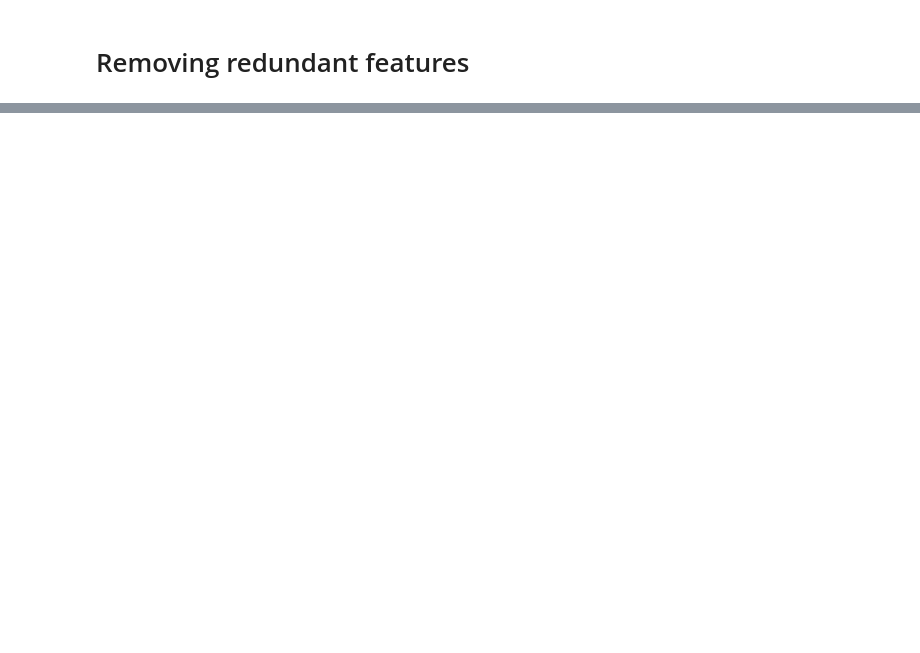
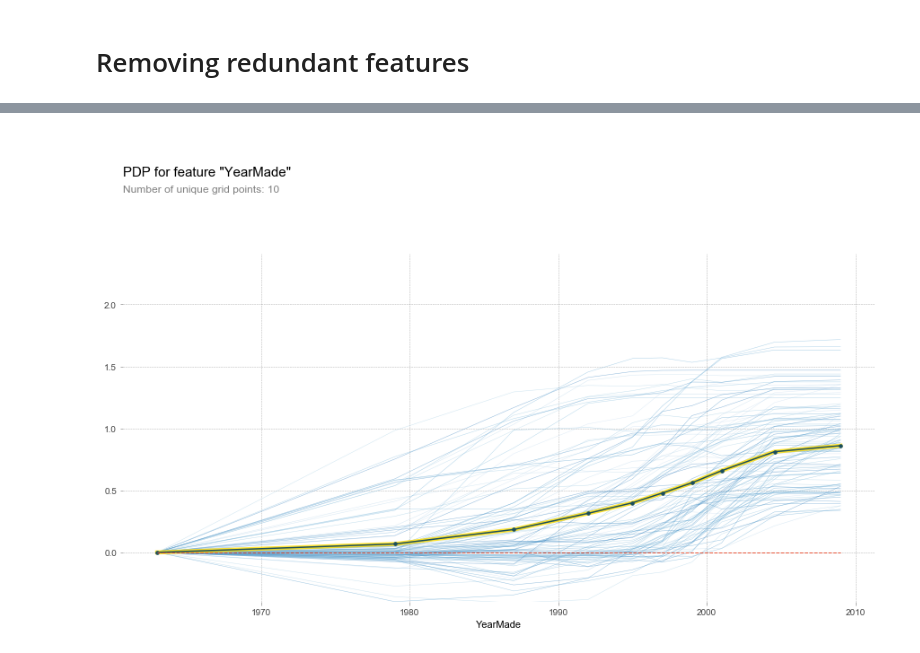
Before and after one commit to waficf/Kaggle_Competitions, a Jupyter notebook: Bulldozers.ipynb, the cells around one changed output, grey strips where cells are left out. Cells and saved outputs as stored; diff of their text form; code cells hidden in the pictures; blank space fills up the shorter version.

```diff
--- a/Bulldozers.ipynb
+++ b/Bulldozers.ipynb
@@ -632,0 +677,2 @@ plt.show()
+# %%
+x = get_sample(X_train[X_train.YearMade>1930], 500)
@@ -632,0 +685,8 @@ plt.show()
+# %%
+x_feat = list(x.columns)
+# %%
+p = pdp.pdp_isolate(model=m, dataset=x, model_features=x_feat, feature='YearMade')
+# %%
+fig, axes = pdp.pdp_plot(p, 'YearMade', plot_lines=True, frac_to_plot=100)
+# %% [output]
+[figure, added]
```
Also changed, not shown: parts of 50 cells of this notebook.
